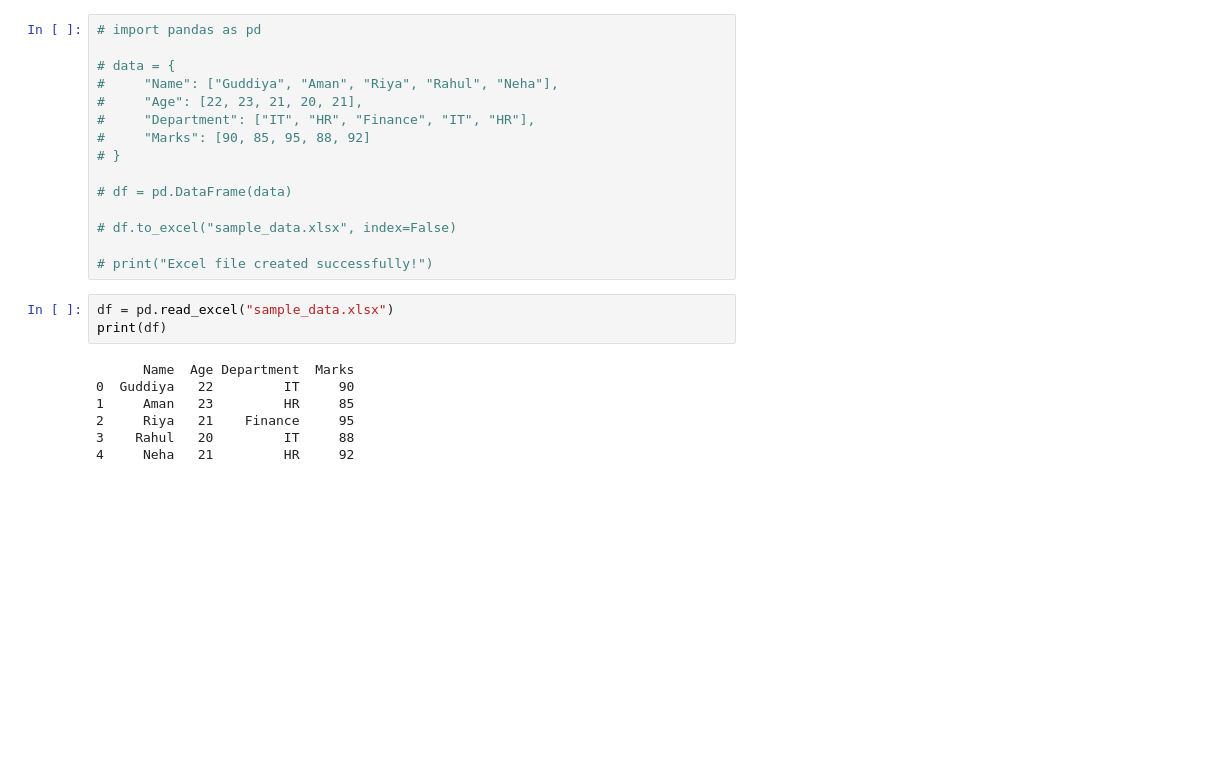
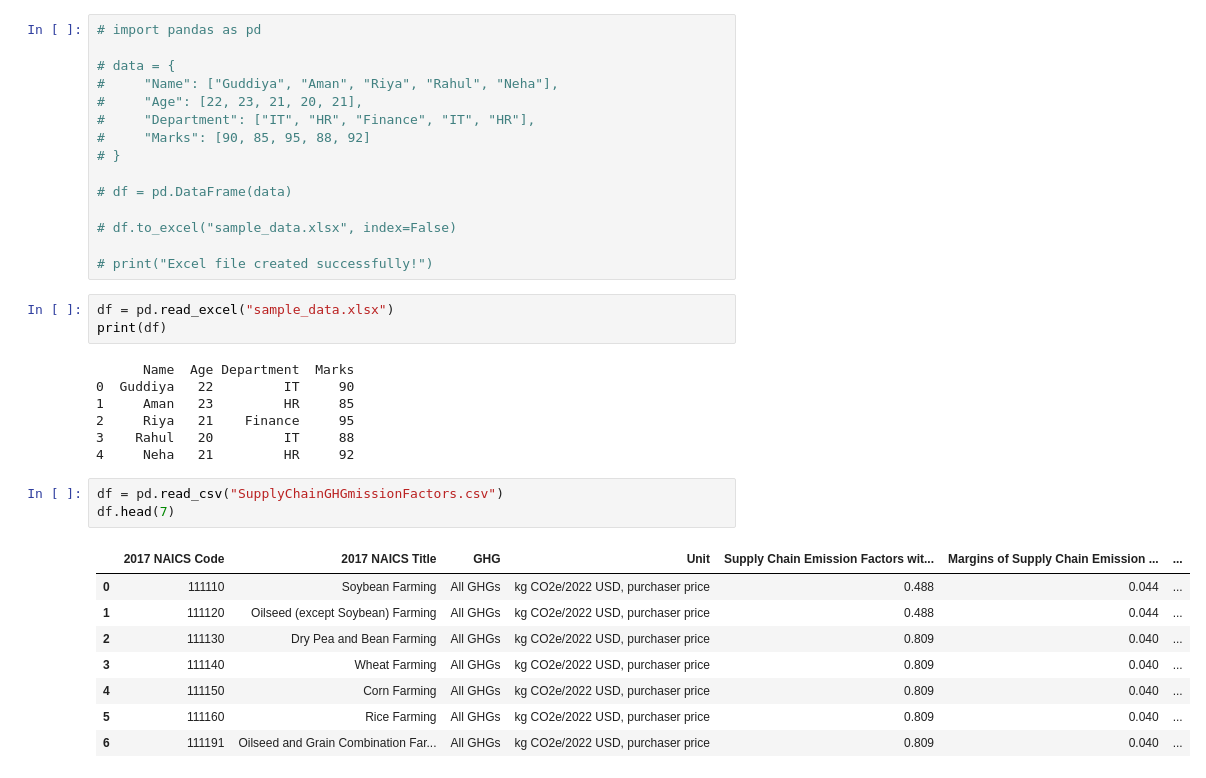
Before and after one commit to guddiyasingh/python-main, a Jupyter notebook: Data_Analysis/PDS.ipynb, the cells around one changed output. Saved outputs shown, nothing was run; the diff lists cells and outputs as text; blank space fills up the shorter version.

```diff
--- a/Data_Analysis/PDS.ipynb
+++ b/Data_Analysis/PDS.ipynb
@@ -1251,3 +1253,15 @@ print(df)
 2     Riya   21    Finance     95
 3    Rahul   20         IT     88
 4     Neha   21         HR     92
+# %%
+df = pd.read_csv("SupplyChainGHGmissionFactors.csv")
+df.head(7)
+# %% [output]
+|  | 2017 NAICS Code | 2017 NAICS Title | GHG | Unit | Supply Chain Emission Factors wit... | Margins of Supply Chain Emission ... | ... |
+| 0 | 111110 | Soybean Farming | All GHGs | kg CO2e/2022 USD, purchaser price | 0.488 | 0.044 | ... |
+| 1 | 111120 | Oilseed (except Soybean) Farming | All GHGs | kg CO2e/2022 USD, purchaser price | 0.488 | 0.044 | ... |
+| 2 | 111130 | Dry Pea and Bean Farming | All GHGs | kg CO2e/2022 USD, purchaser price | 0.809 | 0.040 | ... |
+| 3 | 111140 | Wheat Farming | All GHGs | kg CO2e/2022 USD, purchaser price | 0.809 | 0.040 | ... |
+| 4 | 111150 | Corn Farming | All GHGs | kg CO2e/2022 USD, purchaser price | 0.809 | 0.040 | ... |
+| 5 | 111160 | Rice Farming | All GHGs | kg CO2e/2022 USD, purchaser price | 0.809 | 0.040 | ... |
+| 6 | 111191 | Oilseed and Grain Combination Far... | All GHGs | kg CO2e/2022 USD, purchaser price | 0.809 | 0.040 | ... |
```
Also changed, not shown: parts of 24 cells of this notebook, 2 other files.
